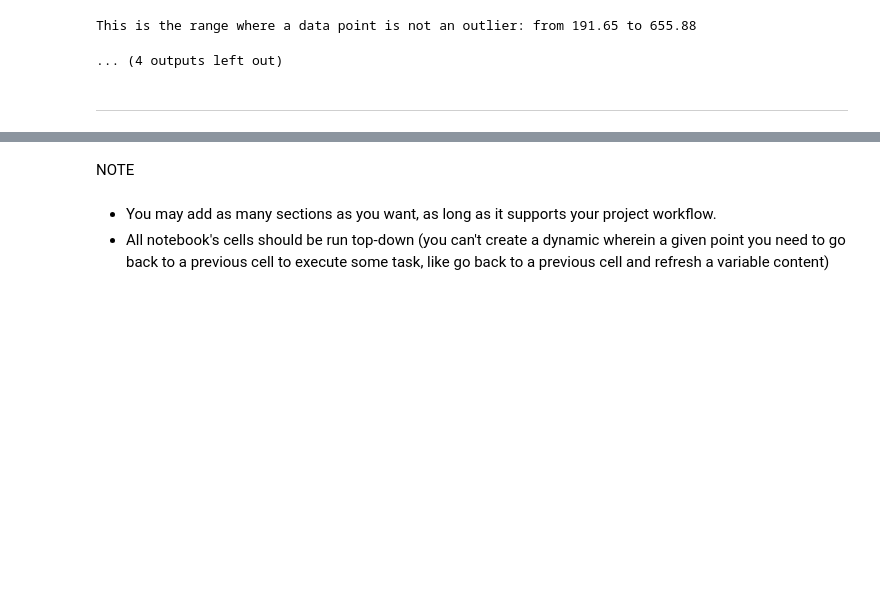
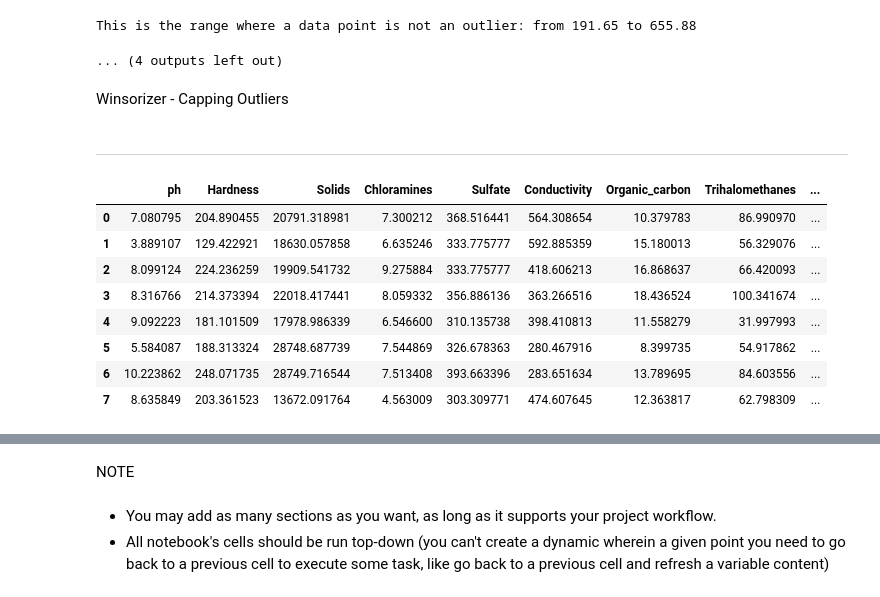
Before and after one commit to Lailah-Idrees/DA2_Assessment, a Jupyter notebook: jupyter_notebooks/ETL_Data_Analysis.ipynb, the cells around one changed output, grey strips where cells are left out. Drawn from its saved outputs; the diff is of its cells as text; code cells hidden in the pictures; blank space fills up the shorter version.

Commit message:
Finished: Outlier Handling

```diff
--- a/jupyter_notebooks/ETL_Data_Analysis.ipynb
+++ b/jupyter_notebooks/ETL_Data_Analysis.ipynb
@@ -221,5 +221,25 @@ This is the range where a data point is not an outlier: from 267.16 to 400.32
 [figure]
 This is the range where a data point is not an outlier: from 191.65 to 655.88
 ... (4 outputs left out)
+# %% [markdown]
+Winsorizer - Capping Outliers
 # %% [markdown]
 ---
+# %%
+from feature_engine.outliers import Winsorizer
+from sklearn.pipeline import Pipeline
+pipeline = Pipeline([
+    ('winsorizer_iqr', Winsorizer(capping_method = 'iqr', fold=1.5, tail='both', variables = ['ph', 'Hardness','Solids', 'Chloramines', 'Sulfate', 'Conductivity', 'Organic_carbon', 'Trihalomethanes']))
+])
+df_transformed = pipeline.fit_transform(df)
+df_transformed.head(8)
+# %% [output]
+|  | ph | Hardness | Solids | Chloramines | Sulfate | Conductivity | Organic_carbon | Trihalomethanes | ... |
+| 0 | 7.080795 | 204.890455 | 20791.318981 | 7.300212 | 368.516441 | 564.308654 | 10.379783 | 86.990970 | ... |
+| 1 | 3.889107 | 129.422921 | 18630.057858 | 6.635246 | 333.775777 | 592.885359 | 15.180013 | 56.329076 | ... |
+| 2 | 8.099124 | 224.236259 | 19909.541732 | 9.275884 | 333.775777 | 418.606213 | 16.868637 | 66.420093 | ... |
+| 3 | 8.316766 | 214.373394 | 22018.417441 | 8.059332 | 356.886136 | 363.266516 | 18.436524 | 100.341674 | ... |
+| 4 | 9.092223 | 181.101509 | 17978.986339 | 6.546600 | 310.135738 | 398.410813 | 11.558279 | 31.997993 | ... |
+| 5 | 5.584087 | 188.313324 | 28748.687739 | 7.544869 | 326.678363 | 280.467916 | 8.399735 | 54.917862 | ... |
+| 6 | 10.223862 | 248.071735 | 28749.716544 | 7.513408 | 393.663396 | 283.651634 | 13.789695 | 84.603556 | ... |
+| 7 | 8.635849 | 203.361523 | 13672.091764 | 4.563009 | 303.309771 | 474.607645 | 12.363817 | 62.798309 | ... |
```
Also changed, not shown: parts of 5 cells of this notebook.
